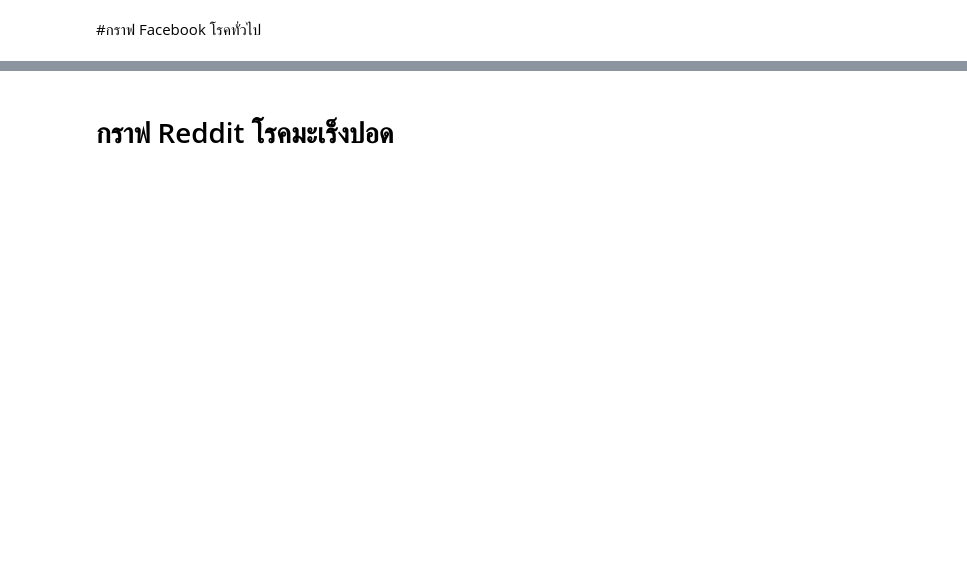
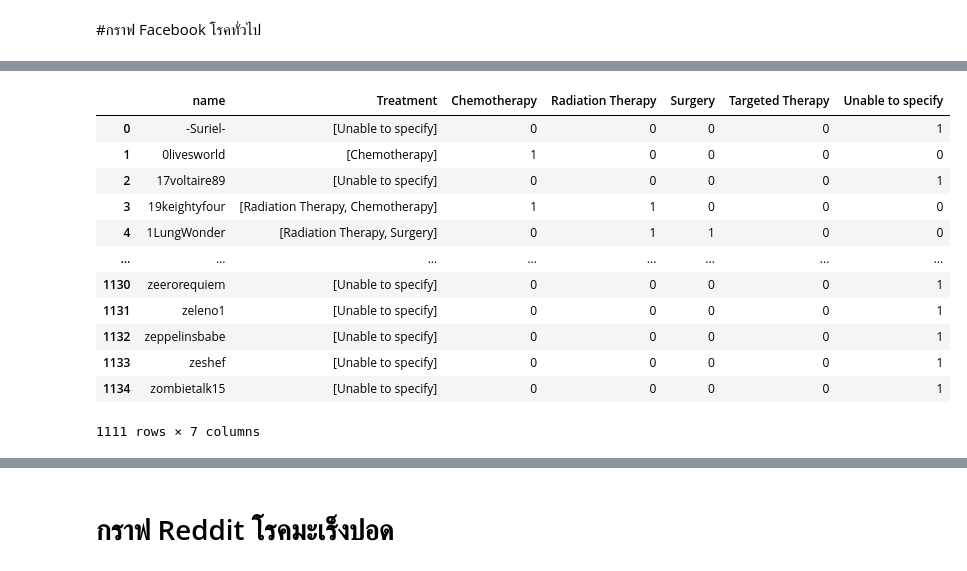
Before and after one commit to MOOwuttichai/BSC_DPDM2023, a Jupyter notebook: กราฟ.ipynb, the cells around one changed output, grey strips where cells are left out. Saved outputs shown, nothing was run; the diff lists cells and outputs as text; code cells hidden in the pictures; blank space fills up the shorter version.

```diff
--- a/กราฟ.ipynb
+++ b/กราฟ.ipynb
@@ -215,0 +774,2 @@ print(text_8)
+# %%
+nms = nms.replace({'defind_Genden_with_python':{'ไม่สามารถระบุได้':'ไม่ระบุเพศ'}})
@@ -215,0 +800,2 @@ print(text_8)
+# %%
+nms['defind_cancer_with_nlp'].replace({'มะเร็งกระเพาะปัสสวะ':'มะเร็งกระเพาะปัสสาวะ'},inplace=True)
@@ -215,0 +917,37 @@ print(text_8)
+# %%
+comment =nms
+# %%
+k = []
+for i in range(len(comment)):
+  L=[]
+  for j in Treatment_names:
+    for lol in Treatment[j]:
+      # Use .iloc to access rows by numerical index
+      if lol in ast.literal_eval(comment['token'].iloc[i]):
+        L.append(j)
+      else:
+        L.append('Unable to specify')
+  L =list(set(L))
+  if len(L) >= 2:
+    L.remove('Unable to specify')
+  k.append(L)
+comment['Treatment'] = k
+# %%
+comment_data = comment[['name','Treatment']]
+Treatment_dumm = comment['Treatment'].str.join(sep='*').str.get_dummies(sep='*')
+comment_data_T = comment_data.join(Treatment_dumm)
+comment_data_T
+# %% [output]
+|  | name | Treatment | Chemotherapy | Radiation Therapy | Surgery | Targeted Therapy | Unable to specify |
+| 0 | -Suriel- | [Unable to specify] | 0 | 0 | 0 | 0 | 1 |
+| 1 | 0livesworld | [Chemotherapy] | 1 | 0 | 0 | 0 | 0 |
+| 2 | 17voltaire89 | [Unable to specify] | 0 | 0 | 0 | 0 | 1 |
+| 3 | 19keightyfour | [Radiation Therapy, Chemotherapy] | 1 | 1 | 0 | 0 | 0 |
+| 4 | 1LungWonder | [Radiation Therapy, Surgery] | 0 | 1 | 1 | 0 | 0 |
+| ... | ... | ... | ... | ... | ... | ... | ... |
+| 1130 | zeerorequiem | [Unable to specify] | 0 | 0 | 0 | 0 | 1 |
+| 1131 | zeleno1 | [Unable to specify] | 0 | 0 | 0 | 0 | 1 |
+| 1132 | zeppelinsbabe | [Unable to specify] | 0 | 0 | 0 | 0 | 1 |
+| 1133 | zeshef | [Unable to specify] | 0 | 0 | 0 | 0 | 1 |
+| 1134 | zombietalk15 | [Unable to specify] | 0 | 0 | 0 | 0 | 1 |
+1111 rows × 7 columns
```
Also changed, not shown: parts of 104 cells of this notebook.
